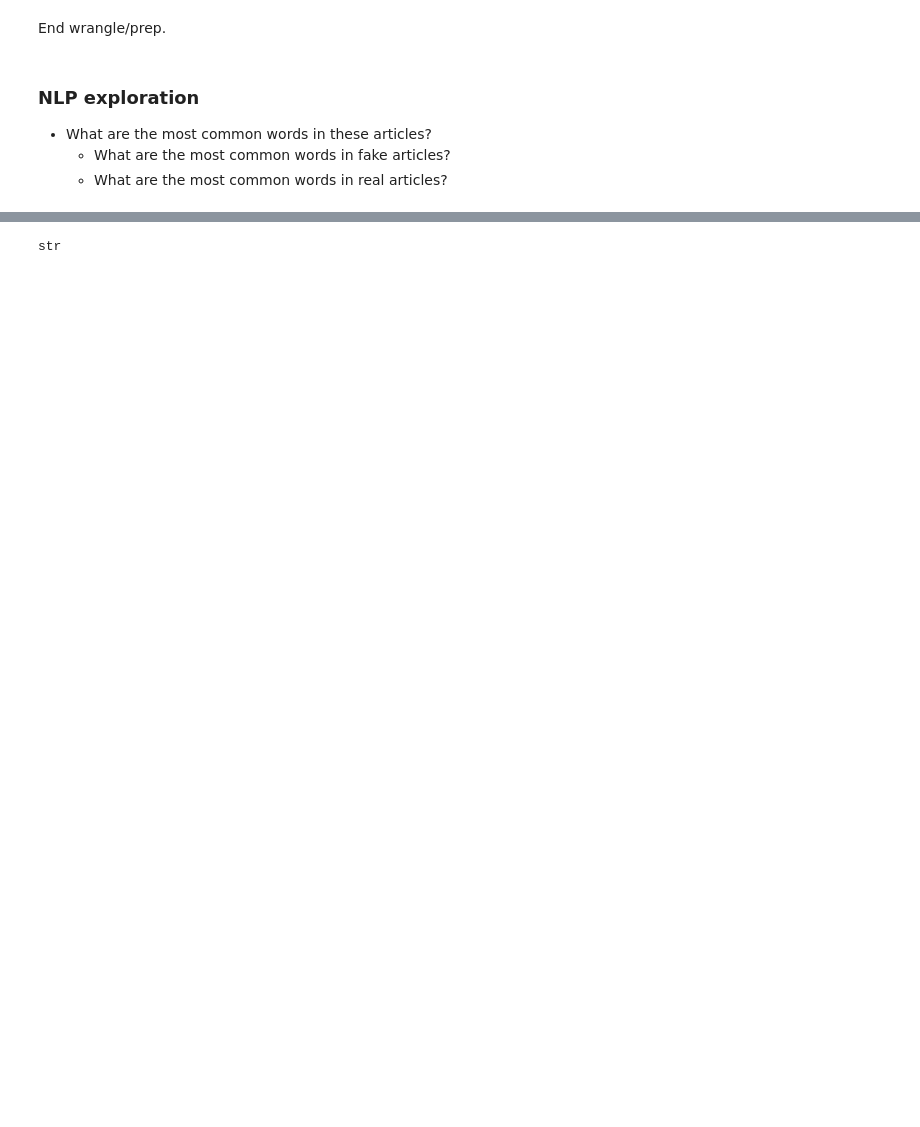
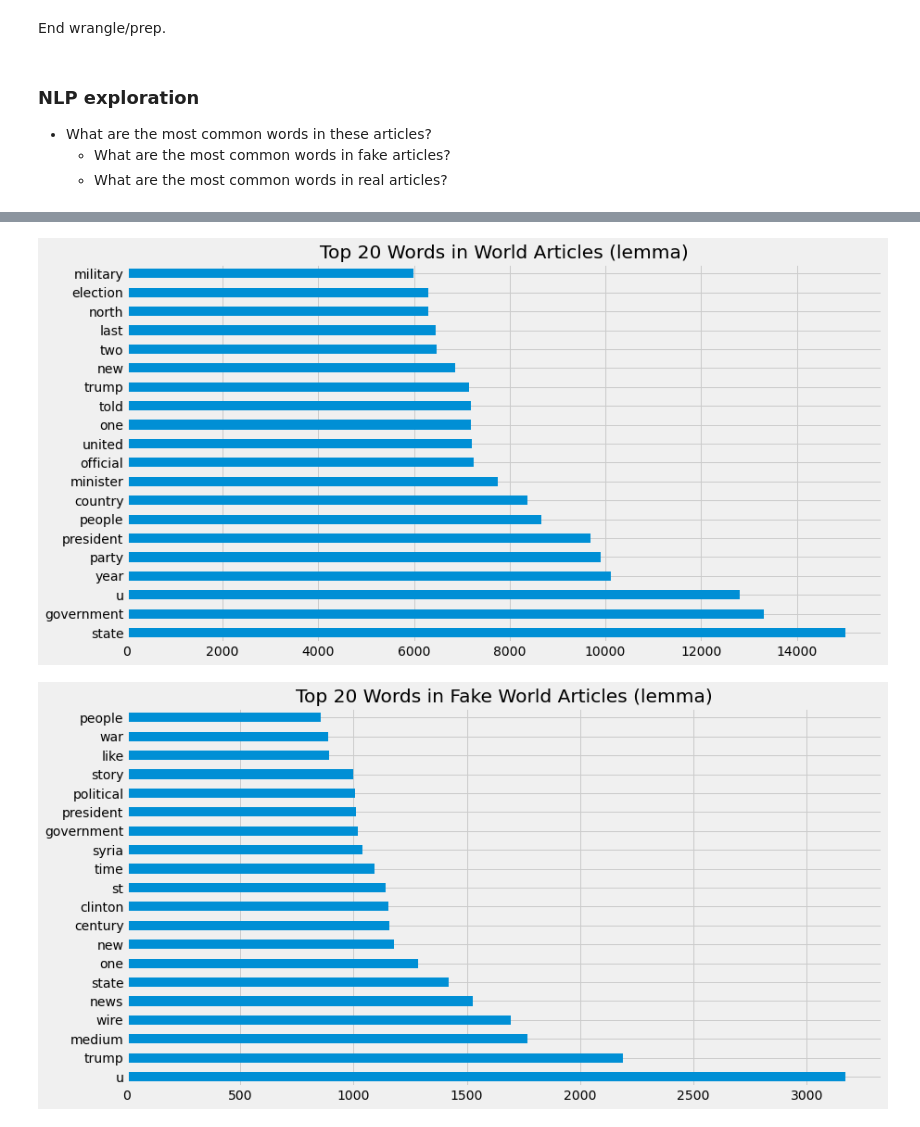
Before and after one commit to tarrencen/post_codeup_projs, a Jupyter notebook: explore.ipynb, the cells around one changed output, grey strips where cells are left out. Cells and saved outputs as stored; diff of their text form; code cells hidden in the pictures; blank space fills up the shorter version.

```diff
--- a/explore.ipynb
+++ b/explore.ipynb
@@ -477,5 +479,40 @@ str
-# %%
-world_lem_corpus = ' '.join(df[df.subject == 'world'].article_lemmatized)
-world_lem_corpus = world_lem_corpus.split()
-# %% [output]
-str
+# %%
+# Visualize top 20 most common words in 'world' subject
+
+# Make corpus of lemmatized world articles
+world_lem_corpus = ' '.join(df[df.subject == 'world'].article_lemmatized)
+world_lem_corpus = world_lem_corpus.split()
+# Get word counts
+world_lem_freq = pd.Series(world_lem_corpus).value_counts()
+
+# Visualize top 20 common words in world articles overall
+plt.figure(figsize=(13,7))
+world_lem_freq.sort_values(ascending=False).head(20).plot.barh()
+plt.title('Top 20 Words in World Articles (lemma)')
+
+plt.show()
+
+# Make corpus of lemmatized world articles for fake news subset
+fake_world_corpus = ' '.join(df[(df.subject == 'world') & (df.truth_value == False)].article_lemmatized)
+fake_world_corpus = fake_world_corpus.split()
+fake_world_freq = pd.Series(fake_world_corpus).value_counts()
+
+plt.figure(figsize= (13,7))
+fake_world_freq.sort_values(ascending=False).head(20).plot.barh()
+plt.title('Top 20 Words in Fake World Articles (lemma)')
+
+plt.show()
+
+# Make corpus of lemmatized world articles for true news subset
+true_world_corpus = ' '.join(df[(df.subject == 'world') & (df.truth_value == True)].article_lemmatized)
+true_world_corpus = true_world_corpus.split()
+true_world_freq = pd.Series(true_world_corpus).value_counts()
+
+plt.figure(figsize= (13,7))
+true_world_freq.sort_values(ascending=False).head(20).plot.barh()
+plt.title('Top 20 Words in True World Articles (lemma)')
+
+plt.show()
+# %% [output]
+[figure, added]
+[figure, added]
```
Also changed, not shown: parts of 9 cells of this notebook.
